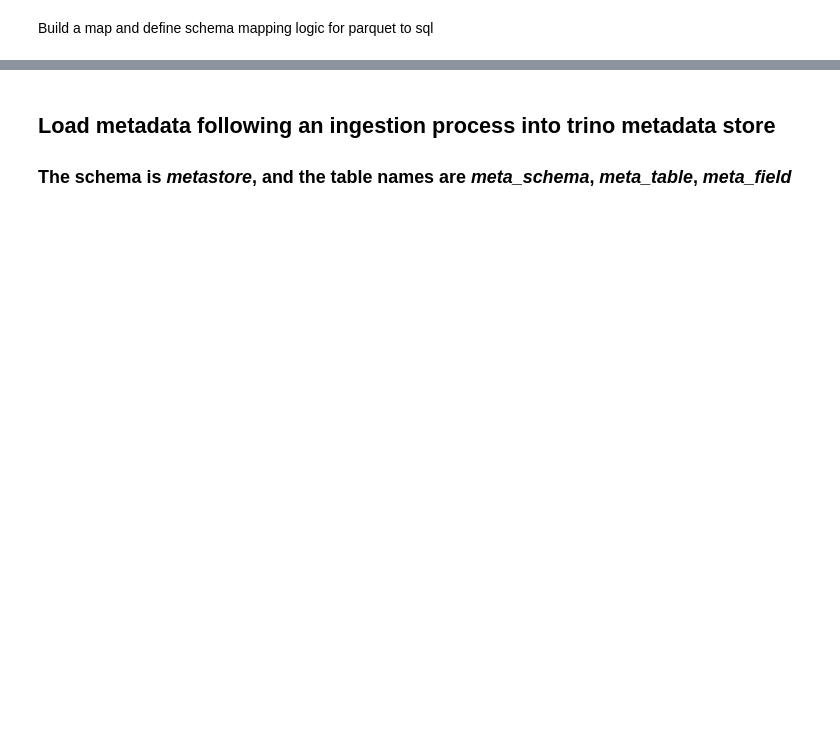
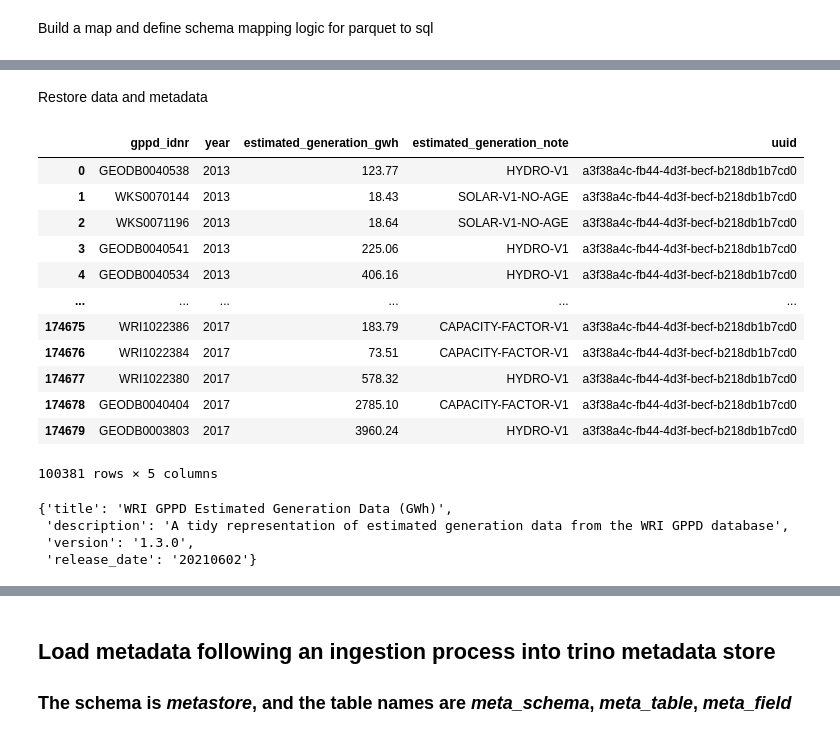
Before and after one commit to os-climate/wri-gppd-ingestion-pipeline, a Jupyter notebook: notebooks/WRI-gppd-ingest.ipynb, the cells around one changed output, grey strips where cells are left out. Cells and saved outputs as stored; diff of their text form; code cells hidden in the pictures; blank space fills up the shorter version.

```diff
--- a/notebooks/WRI-gppd-ingest.ipynb
+++ b/notebooks/WRI-gppd-ingest.ipynb
@@ -233,0 +585,12 @@ for tablename, df in tablename_to_df.items():
+# %%
+tablename = 'estimated_gwh'
+pq.write_table(
+    table,
+    '/tmp/{tname}.parquet'.format(tname=tablename)
+)
+# df.to_parquet('/tmp/{tname}.parquet'.format(tname=tablename), index=False)
+s3.upload_file(
+    Bucket=os.environ['S3_DEV_BUCKET'],
+    Key='trino/wri_gppd/{tname}/{tname}.parquet'.format(tname=tablename),
+    Filename='/tmp/{tname}.parquet'.format(tname=tablename)
+)
@@ -233,0 +611,44 @@ for tablename, df in tablename_to_df.items():
+# %% [markdown]
+Restore data and metadata
+# %%
+# Read the Parquet file into an Arrow table
+obj = s3.get_object(
+    Bucket=os.environ['S3_DEV_BUCKET'],
+    Key='trino/wri_gppd/{tname}/{tname}.parquet'.format(tname=tablename)
+)
+restored_table = pq.read_table(io.BytesIO(obj['Body'].read()))
+# Call the table’s to_pandas conversion method to restore the dataframe
+# This operation uses the Pandas metadata to reconstruct the dataFrame under the hood
+restored_df = restored_table.to_pandas()
+# The custom metadata is accessible via the Arrow table’s metadata object
+# Use the custom metadata key used earlier (taking care to once again encode the key as bytes)
+restored_meta_json = restored_table.schema.metadata[custom_meta_key.encode()]
+# Deserialize the json string to get back metadata
+restored_meta = json.loads(restored_meta_json)
+# Use the custom metadata fields key used earlier (taking care to once again encode the key as bytes)
+restored_meta_json_fields = restored_table.schema.metadata[custom_meta_key_fields.encode()]
+# Deserialize the json string to get back metadata
+restored_meta_fields = json.loads(restored_meta_json_fields)
+# %%
+restored_df
+# %% [output]
+|  | gppd_idnr | year | estimated_generation_gwh | estimated_generation_note | uuid |
+| 0 | GEODB0040538 | 2013 | 123.77 | HYDRO-V1 | a3f38a4c-fb44-4d3f-becf-b218db1b7cd0 |
+| 1 | WKS0070144 | 2013 | 18.43 | SOLAR-V1-NO-AGE | a3f38a4c-fb44-4d3f-becf-b218db1b7cd0 |
+| 2 | WKS0071196 | 2013 | 18.64 | SOLAR-V1-NO-AGE | a3f38a4c-fb44-4d3f-becf-b218db1b7cd0 |
+| 3 | GEODB0040541 | 2013 | 225.06 | HYDRO-V1 | a3f38a4c-fb44-4d3f-becf-b218db1b7cd0 |
+| 4 | GEODB0040534 | 2013 | 406.16 | HYDRO-V1 | a3f38a4c-fb44-4d3f-becf-b218db1b7cd0 |
+| ... | ... | ... | ... | ... | ... |
+| 174675 | WRI1022386 | 2017 | 183.79 | CAPACITY-FACTOR-V1 | a3f38a4c-fb44-4d3f-becf-b218db1b7cd0 |
+| 174676 | WRI1022384 | 2017 | 73.51 | CAPACITY-FACTOR-V1 | a3f38a4c-fb44-4d3f-becf-b218db1b7cd0 |
+| 174677 | WRI1022380 | 2017 | 578.32 | HYDRO-V1 | a3f38a4c-fb44-4d3f-becf-b218db1b7cd0 |
+| 174678 | GEODB0040404 | 2017 | 2785.10 | CAPACITY-FACTOR-V1 | a3f38a4c-fb44-4d3f-becf-b218db1b7cd0 |
+| 174679 | GEODB0003803 | 2017 | 3960.24 | HYDRO-V1 | a3f38a4c-fb44-4d3f-becf-b218db1b7cd0 |
+100381 rows × 5 columns
+# %%
+restored_meta
+# %% [output]
+{'title': 'WRI GPPD Estimated Generation Data (GWh)',
+ 'description': 'A tidy representation of estimated generation data from the WRI GPPD database',
+ 'version': '1.3.0',
+ 'release_date': '20210602'}
```
Also changed, not shown: parts of 83 cells of this notebook.
